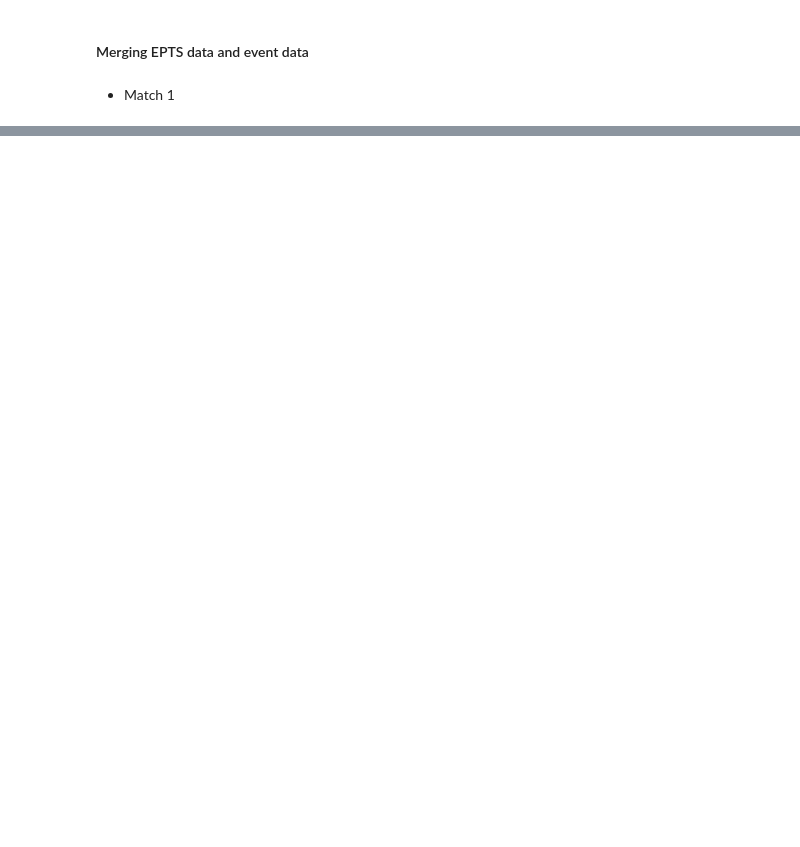
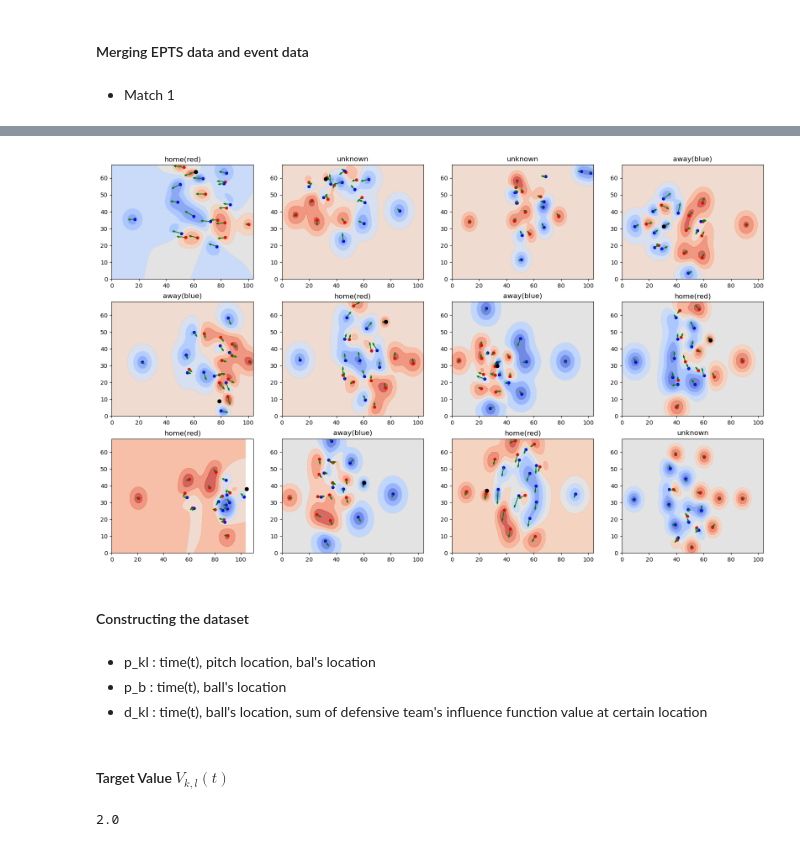
Before and after one commit to jmlee8939/Wide-Open-Space_Pitch_Control_Model, a Jupyter notebook: 3.1 Constructing dataset for Space Value.ipynb, the cells around one changed output, grey strips where cells are left out. Cells and saved outputs as stored; diff of their text form; code cells hidden in the pictures; blank space fills up the shorter version.

```diff
--- a/3.1 Constructing dataset for Space Value.ipynb
+++ b/3.1 Constructing dataset for Space Value.ipynb
@@ -39,0 +37,13 @@ df = df.merge(e_df.drop_duplicates(subset='Start Frame'), left_on='Frame', right
+# %%
+t_df = e_df[['Team', 'Type', 'Start Frame', 'End Frame', 'Period']]
+t_df = pd.concat([t_df, t_df.shift(-1).rename(columns={'Team': 'Next Team',
+                                                       'Type' : 'Next Type',
+                                                       'Start Frame' : 'Next Start Frame',
+                                                       'End Frame' : 'Next End Frame',
+                                                       'Period' : 'Next Period'})], axis=1)
+t_df = t_df[(t_df['Start Frame'] < t_df['Next End Frame']) &
+      (t_df['Team'] == t_df['Next Team']) &
+      (t_df['Period'] == t_df['Next Period']) &
+      ((t_df['Type'] == 'PASS') | (t_df['Type'] == 'RECOVERY'))]
+t_df.reset_index(drop=True, inplace=True)
+t_df.head(20)
@@ -39,0 +68,15 @@ df = df.merge(e_df.drop_duplicates(subset='Start Frame'), left_on='Frame', right
+# %%
+n_list = np.zeros(len(df))
+for i in range(len(t_df)):
+    s_frame, f_frame = np.array(t_df.loc[i, ['Start Frame', 'Next End Frame']])
+    if math.isnan(s_frame*f_frame) == False:
+        if t_df.loc[i, 'Team'] == 'Home':
+            n_list[int(s_frame) :int(f_frame)] = 1
+        if t_df.loc[i, 'Team'] == 'Away':
+            n_list[int(s_frame):int(f_frame)] = 2
+for i in range(len(t_df)):
+    if t_df.loc[i,'Type'] == 'RECOVERY':
+        s_frame, f_frame = t_df.loc[i, ['Start Frame','End Frame']]
+        n_list[int(s_frame - 25):int(f_frame + 25*5)] = 0
+# %%
+df['owning'] = n_list
@@ -39,0 +99,2 @@ df = df.merge(e_df.drop_duplicates(subset='Start Frame'), left_on='Frame', right
+# %%
+pc_m = pc_model()
@@ -39,0 +103,25 @@ df = df.merge(e_df.drop_duplicates(subset='Start Frame'), left_on='Frame', right
+# %%
+t_frames = np.random.randint(1, 140000, 12)
+fig, axs = plt.subplots(3, 4, figsize=(20, 12))
+plt.set_cmap('coolwarm')
+for i, frame in enumerate(t_frames):
+    x = i//4
+    y = i%4
+    _, _, _  = pc_m.plot_frame(frame, figx=(fig, axs[x, y]))
+    owner = df[df['Frame']==frame]['owning'].values[0]
+    if owner == 0:
+        axs[x, y].set_title('unknown')
+    elif owner == 1:
+        axs[x, y].set_title('home(red)')
+    elif owner == 2:
+        axs[x, y].set_title('away(blue)')
+# %% [output]
+[figure, added]
+# %% [markdown]
+#### Constructing the dataset
+# %% [markdown]
+- p_kl : time(t), pitch location, bal's location
+- p_b  : time(t), ball's location
+- d_kl : time(t), ball's location, sum of defensive team's influence function value at certain location
+# %% [markdown]
+#### Target Value $V_{k,l}(t)$
@@ -39,0 +142,4 @@ df = df.merge(e_df.drop_duplicates(subset='Start Frame'), left_on='Frame', right
+# %%
+t_df['owning']
+# %% [output]
+2.0
```
Also changed, not shown: parts of 62 cells of this notebook, 7 other files.
